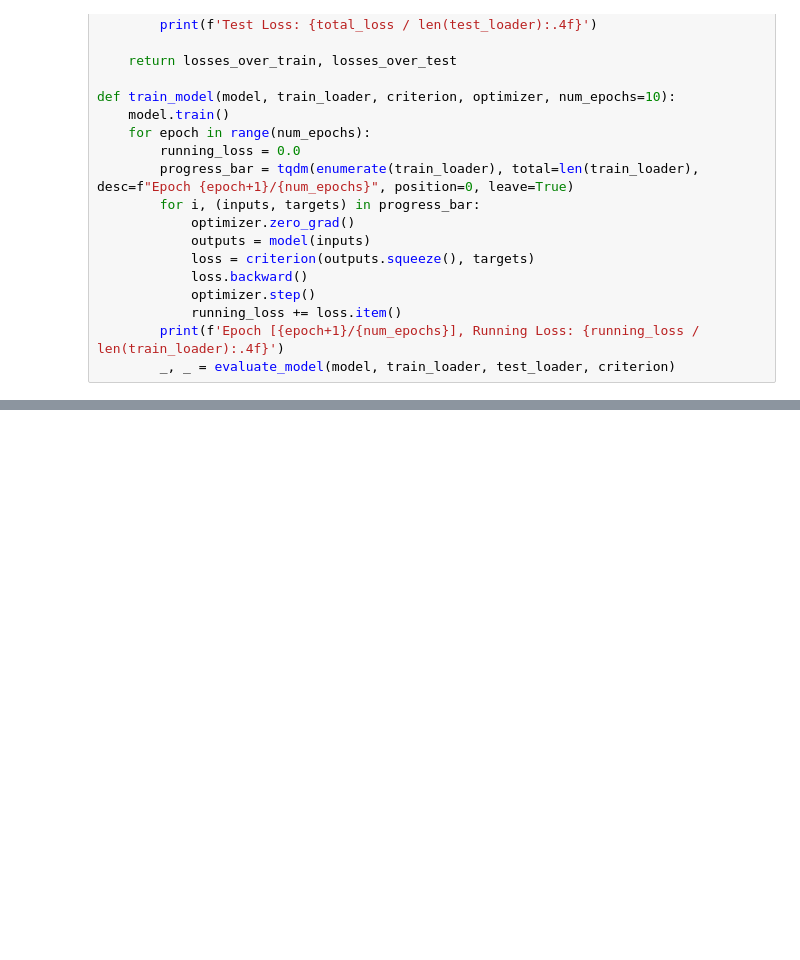
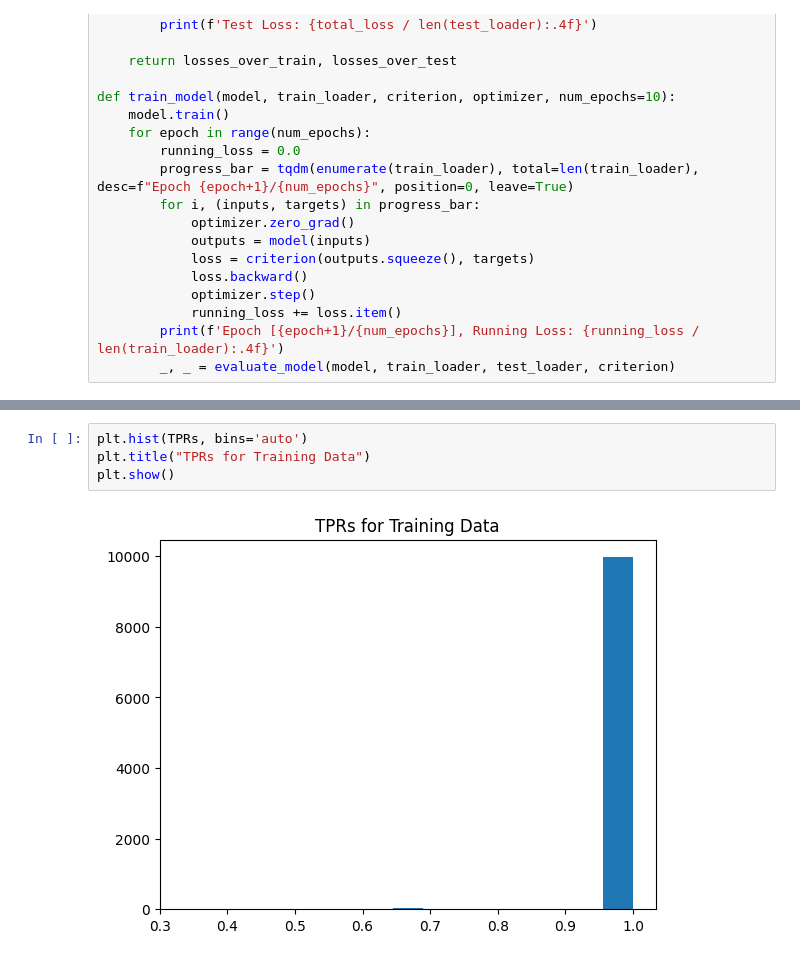
Before and after one commit to ArnauVilella/Deep-T-Rex, a Jupyter notebook: testing.ipynb, the cells around one changed output, grey strips where cells are left out. Cells and saved outputs as stored; diff of their text form; blank space fills up the shorter version.

```diff
--- a/testing.ipynb
+++ b/testing.ipynb
@@ -245,0 +283,6 @@ plt.hist(np.sqrt(losses_over_test), bins='auto')
+# %%
+plt.hist(TPRs, bins='auto')
+plt.title("TPRs for Training Data")
+plt.show()
+# %% [output]
+[figure, added]
```
Also changed, not shown: parts of 18 cells of this notebook.
